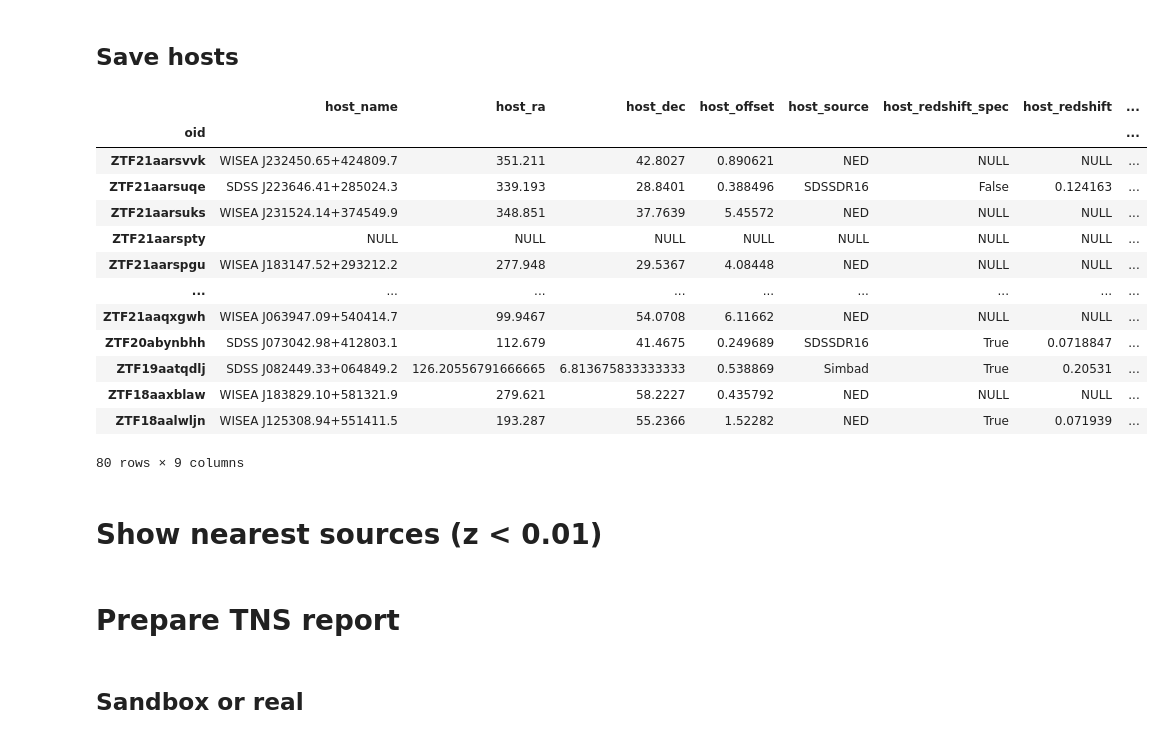
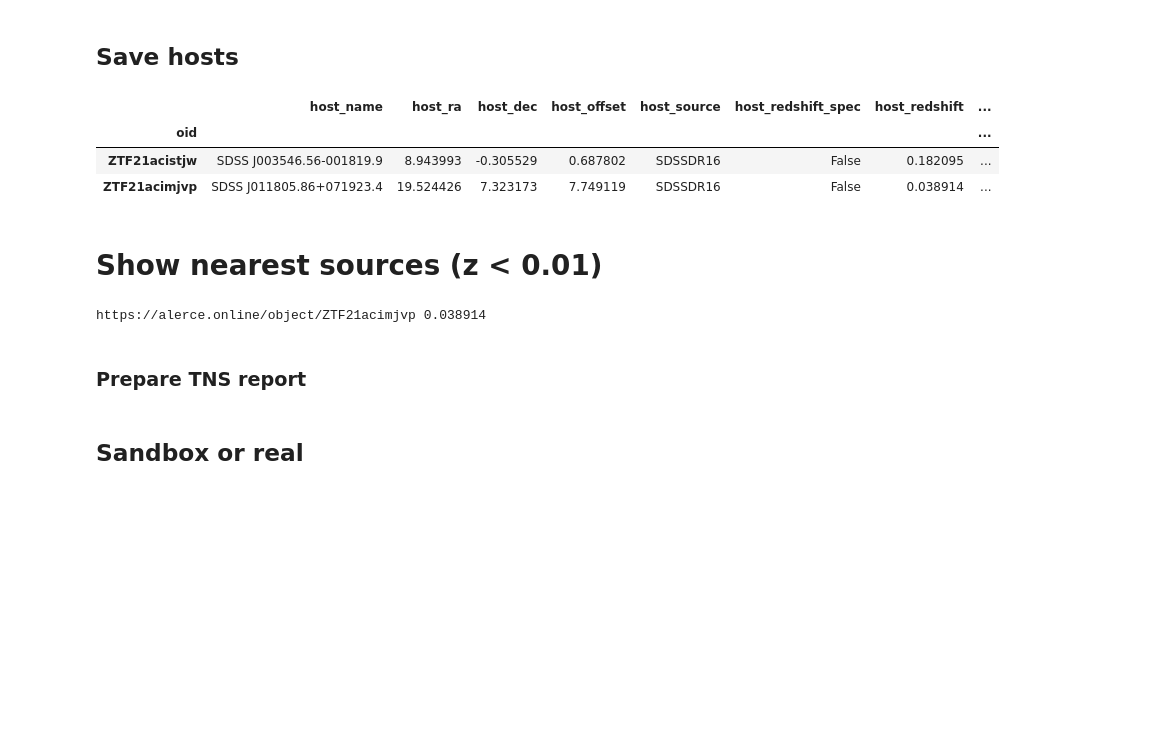
Before and after one commit to alercebroker/TNS_upload, a Jupyter notebook: ALeRCE_ZTF_TNS_send_SNe.ipynb, the cells around one changed output. Drawn from its saved outputs; the diff is of its cells as text; code cells hidden in the pictures; blank space fills up the shorter version.

```diff
--- a/ALeRCE_ZTF_TNS_send_SNe.ipynb
+++ b/ALeRCE_ZTF_TNS_send_SNe.ipynb
@@ -31,12 +31,11 @@ alerce = alerce_tns()
 
 **WARNING: CHECK THE DATE**
 # %%
-refstring = "20210402"
+refstring = "20211024"
 candidates_dir = "candidates"
 candidates = open("%s/%s.csv" % (candidates_dir, refstring), encoding='utf-8-sig').read().splitlines()
 if "" in candidates:
     candidates.remove("")
 candidates = np.sort(np.unique(np.array([cand.strip() for cand in candidates])))
 print(candidates, len(candidates))
-#candidates = ["ZTF21aaqafqs"]
 # %% [output]
@@ -101,33 +106,25 @@ None
 # %% [markdown]
 ## Save hosts
 # %%
-alerce.candidate_hosts.to_csv("candidates/%s_hosts.csv" % refstring)
+alerce.candidate_hosts.to_csv("hosts/%s_hosts.csv" % refstring)
 alerce.candidate_hosts.head(100)
 # %% [output]
 |  | host_name | host_ra | host_dec | host_offset | host_source | host_redshift_spec | host_redshift | ... |
 | oid |  |  |  |  |  |  |  | ... |
-| ZTF21aarsvvk | WISEA J232450.65+424809.7 | 351.211 | 42.8027 | 0.890621 | NED | NULL | NULL | ... |
-| ZTF21aarsuqe | SDSS J223646.41+285024.3 | 339.193 | 28.8401 | 0.388496 | SDSSDR16 | False | 0.124163 | ... |
-| ZTF21aarsuks | WISEA J231524.14+374549.9 | 348.851 | 37.7639 | 5.45572 | NED | NULL | NULL | ... |
-| ZTF21aarspty | NULL | NULL | NULL | NULL | NULL | NULL | NULL | ... |
-| ZTF21aarspgu | WISEA J183147.52+293212.2 | 277.948 | 29.5367 | 4.08448 | NED | NULL | NULL | ... |
-| ... | ... | ... | ... | ... | ... | ... | ... | ... |
-| ZTF21aaqxgwh | WISEA J063947.09+540414.7 | 99.9467 | 54.0708 | 6.11662 | NED | NULL | NULL | ... |
-| ZTF20abynbhh | SDSS J073042.98+412803.1 | 112.679 | 41.4675 | 0.249689 | SDSSDR16 | True | 0.0718847 | ... |
-| ZTF19aatqdlj | SDSS J082449.33+064849.2 | 126.20556791666665 | 6.813675833333333 | 0.538869 | Simbad | True | 0.20531 | ... |
-| ZTF18aaxblaw | WISEA J183829.10+581321.9 | 279.621 | 58.2227 | 0.435792 | NED | NULL | NULL | ... |
-| ZTF18aalwljn | WISEA J125308.94+551411.5 | 193.287 | 55.2366 | 1.52282 | NED | True | 0.071939 | ... |
+| ZTF21acistjw | SDSS J003546.56-001819.9 | 8.943993 | -0.305529 | 0.687802 | SDSSDR16 | False | 0.182095 | ... |
+| ZTF21acimjvp | SDSS J011805.86+071923.4 | 19.524426 | 7.323173 | 7.749119 | SDSSDR16 | False | 0.038914 | ... |
-80 rows × 9 columns
 # %% [markdown]
 # Show nearest sources (z < 0.01)
 # %%
-zth = 0.01
+zth = 0.1
 nearest = pd.to_numeric(alerce.candidate_hosts.loc[alerce.candidate_hosts.host_redshift != "NULL"].host_redshift).sort_values()
 nearest = nearest.loc[nearest < zth]
 for i in ["https://alerce.online/object/%s %s" % (i, alerce.candidate_hosts.host_redshift.loc[i]) for i in nearest.index]:
     print(i)
+# %% [output]
+https://alerce.online/object/ZTF21acimjvp 0.038914
 # %% [markdown]
-# Prepare TNS report
+### Prepare TNS report
 # %% [markdown]
 ## Sandbox or real
 # %%
```
Also changed, not shown: parts of 16 cells of this notebook.
